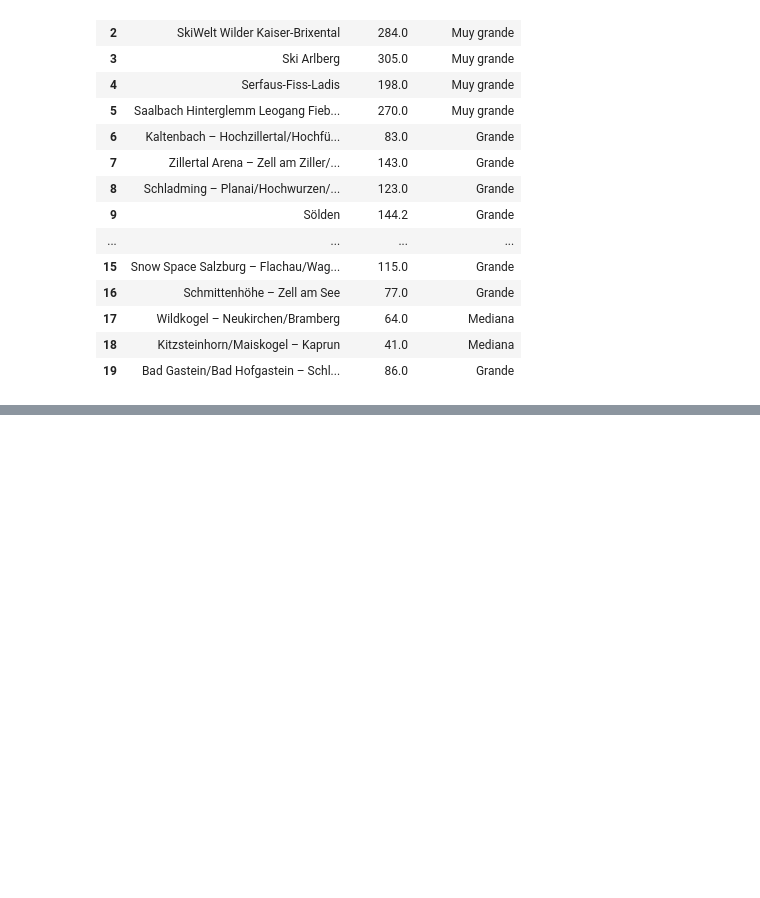
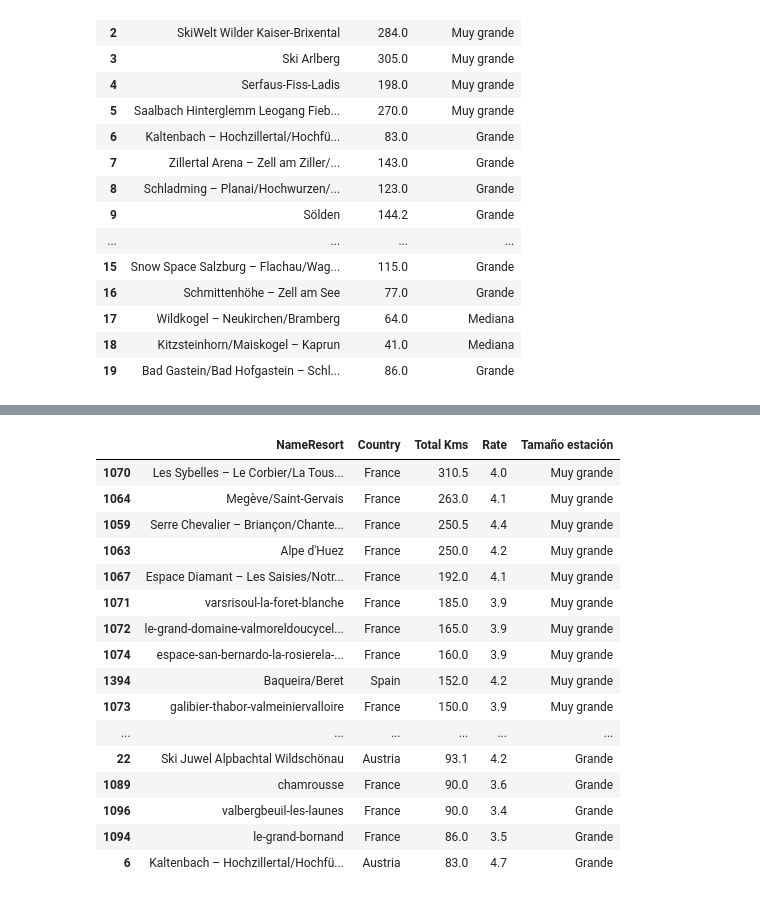
Before and after one commit to contactodiegovega/Ski-Resort-Analysis, a Jupyter notebook: notebooks/preprocesamiento.ipynb, the cells around one changed output, grey strips where cells are left out. Cells and saved outputs as stored; diff of their text form; code cells hidden in the pictures; blank space fills up the shorter version.

```diff
--- a/notebooks/preprocesamiento.ipynb
+++ b/notebooks/preprocesamiento.ipynb
@@ -890,0 +1032,2 @@ df[["NameResort", "Total Kms", "Tamaño estación"]].head(20)
+# %%
+df["Precio por km"] = (df["Adult"] / df["Total Kms"]).round(2)
@@ -890,0 +1113,2 @@ df[["NameResort", "Total Kms", "Tamaño estación"]].head(20)
+# %%
+df["Km Freeride"] = df["Km Freeride"].fillna(0)
@@ -890,0 +1135,2 @@ df[["NameResort", "Total Kms", "Tamaño estación"]].head(20)
+# %%
+df.rename(columns={"country": "Country Code"}, inplace=True)
@@ -890,0 +1143,2 @@ df[["NameResort", "Total Kms", "Tamaño estación"]].head(20)
+# %%
+df.drop(columns="Stars", inplace=True)
@@ -890,0 +1234,22 @@ df[["NameResort", "Total Kms", "Tamaño estación"]].head(20)
+# %%
+df[df["Adult"].isna()][
+    ["NameResort", "Country", "Total Kms", "Rate", "Tamaño estación"]
+].sort_values("Total Kms", ascending=False).head(30)
+# %% [output]
+|  | NameResort | Country | Total Kms | Rate | Tamaño estación |
+| 1070 | Les Sybelles – Le Corbier/La Tous... | France | 310.5 | 4.0 | Muy grande |
+| 1064 | Megève/Saint-Gervais | France | 263.0 | 4.1 | Muy grande |
+| 1059 | Serre Chevalier – Briançon/Chante... | France | 250.5 | 4.4 | Muy grande |
+| 1063 | Alpe d'Huez | France | 250.0 | 4.2 | Muy grande |
+| 1067 | Espace Diamant – Les Saisies/Notr... | France | 192.0 | 4.1 | Muy grande |
+| 1071 | varsrisoul-la-foret-blanche | France | 185.0 | 3.9 | Muy grande |
+| 1072 | le-grand-domaine-valmoreldoucycel... | France | 165.0 | 3.9 | Muy grande |
+| 1074 | espace-san-bernardo-la-rosierela-... | France | 160.0 | 3.9 | Muy grande |
+| 1394 | Baqueira/Beret | Spain | 152.0 | 4.2 | Muy grande |
+| 1073 | galibier-thabor-valmeiniervalloire | France | 150.0 | 3.9 | Muy grande |
+| ... | ... | ... | ... | ... | ... |
+| 22 | Ski Juwel Alpbachtal Wildschönau | Austria | 93.1 | 4.2 | Grande |
+| 1089 | chamrousse | France | 90.0 | 3.6 | Grande |
+| 1096 | valbergbeuil-les-launes | France | 90.0 | 3.4 | Grande |
+| 1094 | le-grand-bornand | France | 86.0 | 3.5 | Grande |
+| 6 | Kaltenbach – Hochzillertal/Hochfü... | Austria | 83.0 | 4.7 | Grande |
```
Also changed, not shown: parts of 38 cells of this notebook, 1 other file.
